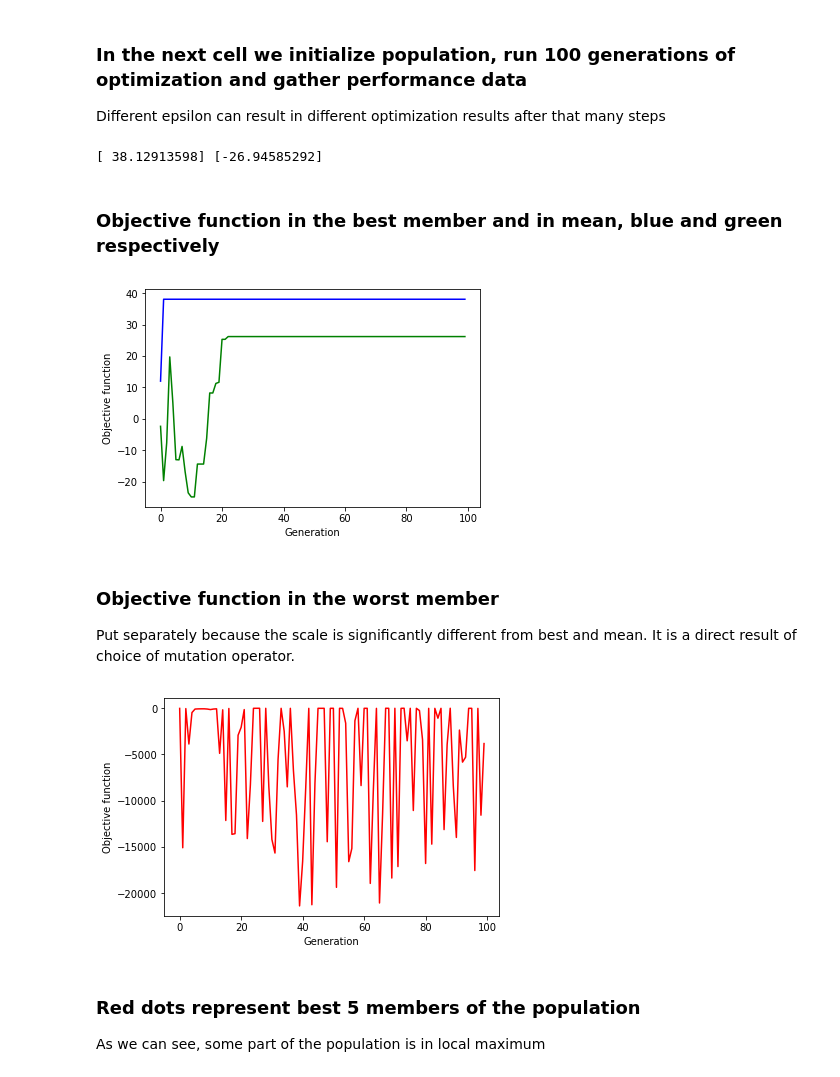
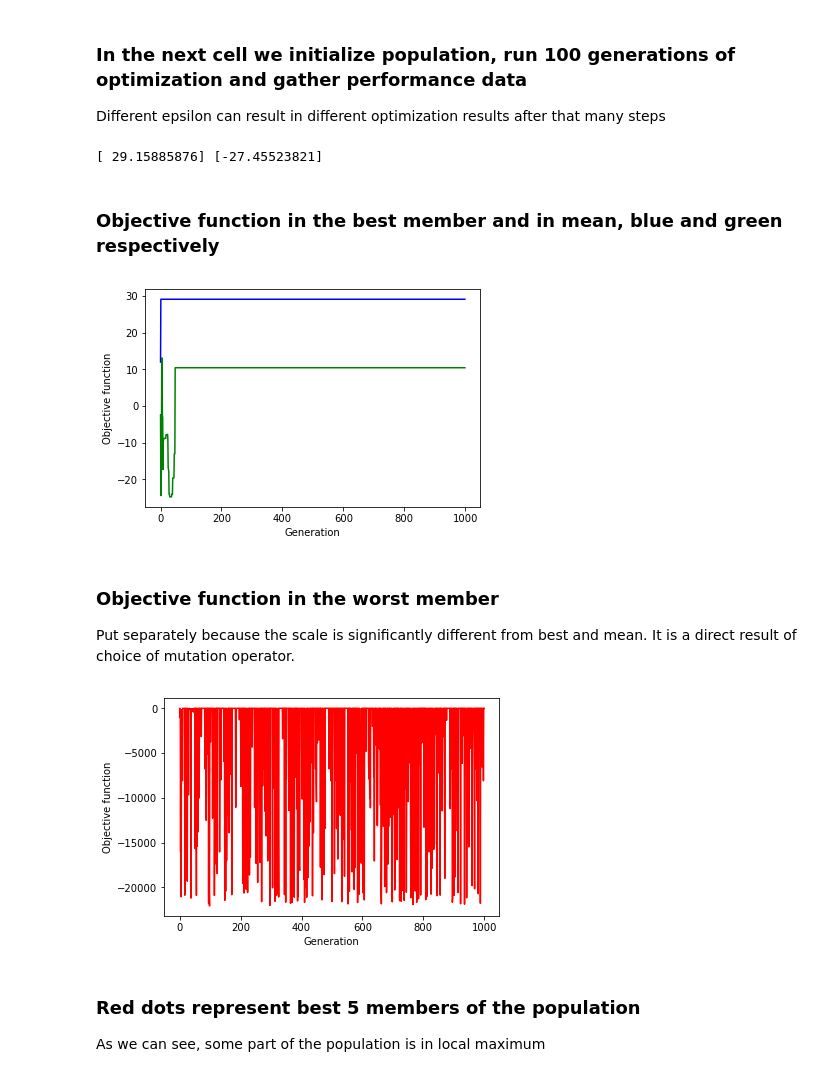
Before and after one commit to Alestainer/ec_mini_project, a Jupyter notebook: Presentation.ipynb, the cells around one changed output. Saved outputs shown, nothing was run; the diff lists cells and outputs as text; code cells hidden in the pictures.

```diff
--- a/Presentation.ipynb
+++ b/Presentation.ipynb
@@ -54,11 +57,11 @@ Different epsilon can result in different optimization results after that many s
 # %%
 population = np.linspace(-20, 20, num = 20)
 
-worst = np.zeros(100)
-best = np.zeros(100)
-means = np.zeros(100)
+worst = np.zeros(1000)
+best = np.zeros(1000)
+means = np.zeros(1000)
 
-for i in range(100):
+for i in range(1000):
 
     population, best[i], worst[i] = selection_1(population, 20, metric = objective_function)
     means[i] = np.mean(objective_function(population))
@@ -68,27 +71,27 @@ for i in range(100):
 print (objective_function(selection_1(population, 1, objective_function)[0]),
        selection_1(population, 1, objective_function)[0])
 # %% [output]
-[ 38.12913598] [-26.94585292]
+[ 29.15885876] [-27.45523821]
 # %% [markdown]
 ### Objective function in the best member and in mean, blue and green respectively
 # %%
-plt.plot(range(100), objective_function(best), '-b', range(100),
+plt.plot(range(1000), objective_function(best), '-b', range(1000),
          objective_function(means), '-g')
 plt.xlabel("Generation")
 plt.ylabel("Objective function")
 plt.show()
 # %% [output]
-[figure, old version]
+[figure, new version]
 # %% [markdown]
 ### Objective function in the worst member
 Put separately because the scale is significantly different from best and mean. It is a direct result of choice of mutation operator.
 # %%
-plt.plot(range(100), objective_function(worst), "-r")
+plt.plot(range(1000), objective_function(worst), "-r")
 plt.xlabel("Generation")
 plt.ylabel("Objective function")
 plt.show()
 # %% [output]
-[figure, old version]
+[figure, new version]
 # %% [markdown]
 ### Red dots represent best 5 members of the population
 As we can see, some part of the population is in local maximum
```
Also changed, not shown: parts of 2 cells of this notebook, 5 other files.
